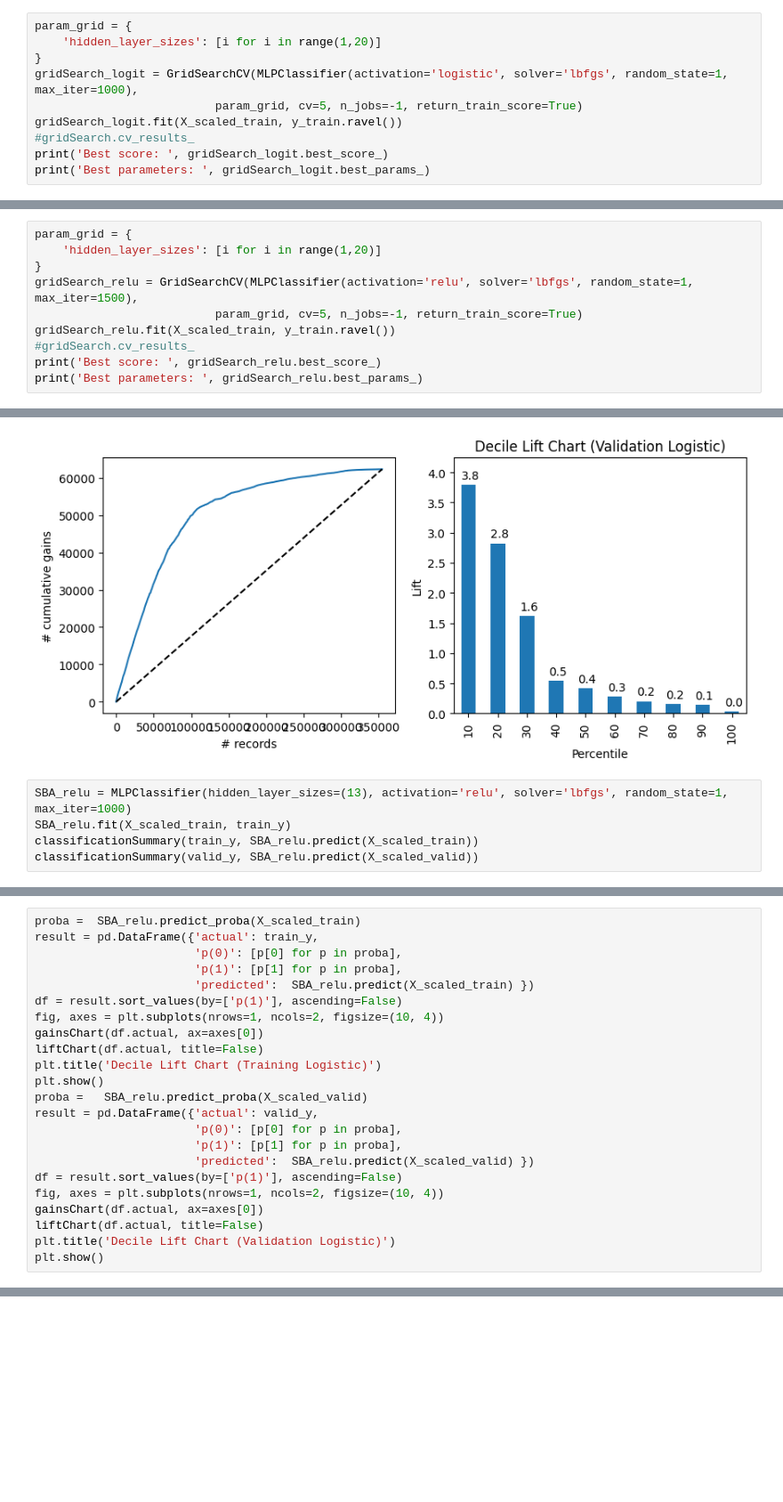
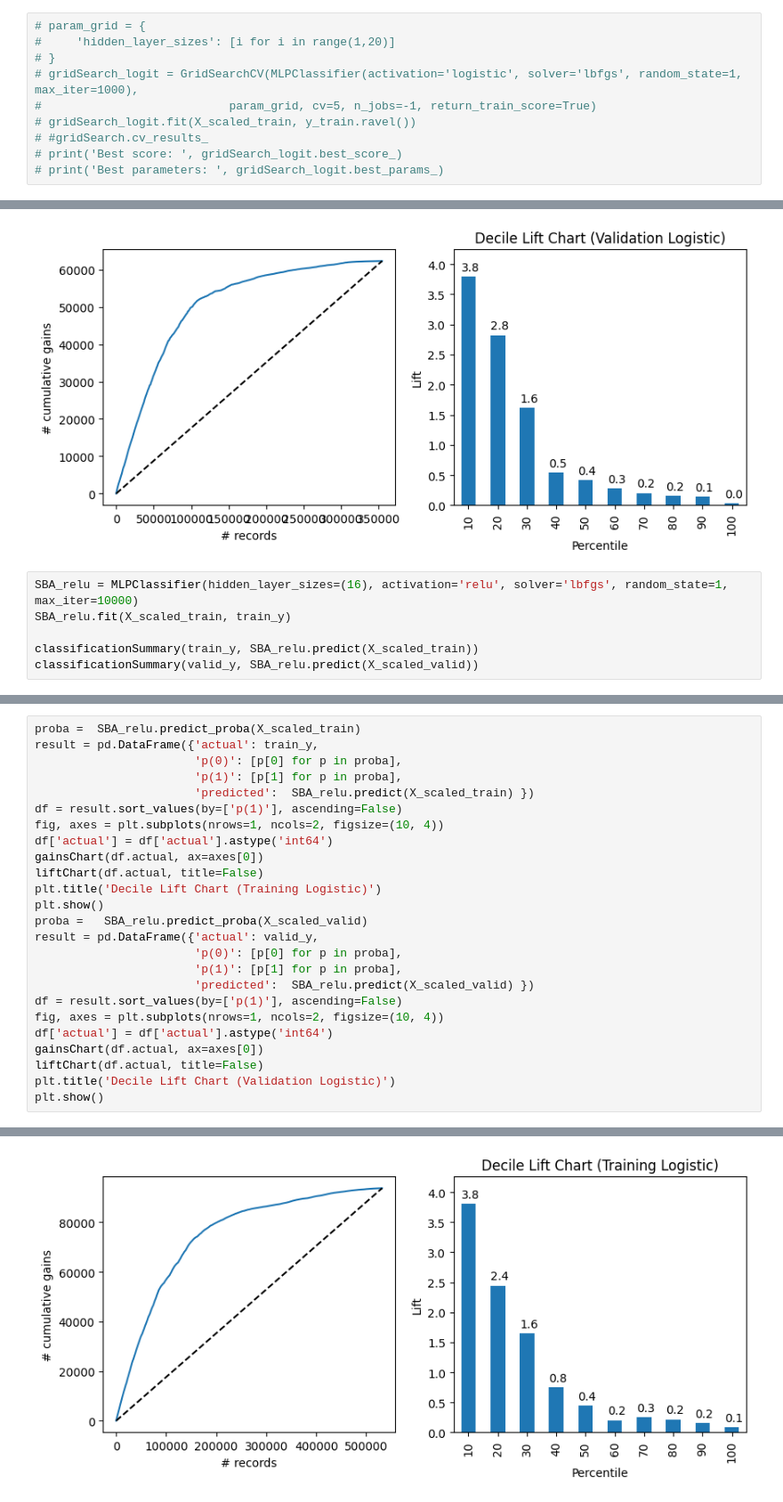
Before and after one commit to wolfesamk/2023-BA-Conmpetition, a Jupyter notebook: Main/MSBA 207 SBA Case - Contest.ipynb, the cells around one changed output, grey strips where cells are left out. Shown at 89% size. Saved outputs shown, nothing was run; the diff lists cells and outputs as text; blank space fills up the shorter version.

```diff
--- a/Main/MSBA 207 SBA Case - Contest.ipynb
+++ b/Main/MSBA 207 SBA Case - Contest.ipynb
@@ -687,25 +687,15 @@ X_scaled_valid[nonDummy] = minMaxIn.transform(valid_X[nonDummy])
 # y_scaled_train =  minMaxOut.fit_transform(y_scaled_train)
 # y_scaled_valid =  minMaxOut.transform(y_scaled_valid)
 # %%
-param_grid = {
-    'hidden_layer_sizes': [i for i in range(1,20)]
-}
-gridSearch_logit = GridSearchCV(MLPClassifier(activation='logistic', solver='lbfgs', random_state=1, max_iter=1000),
-                          param_grid, cv=5, n_jobs=-1, return_train_score=True)
-gridSearch_logit.fit(X_scaled_train, y_train.ravel())
-#gridSearch.cv_results_
-print('Best score: ', gridSearch_logit.best_score_)
-print('Best parameters: ', gridSearch_logit.best_params_)
+# param_grid = {
+#     'hidden_layer_sizes': [i for i in range(1,20)]
+# }
+# gridSearch_logit = GridSearchCV(MLPClassifier(activation='logistic', solver='lbfgs', random_state=1, max_iter=1000),
+#                           param_grid, cv=5, n_jobs=-1, return_train_score=True)
+# gridSearch_logit.fit(X_scaled_train, y_train.ravel())
+# #gridSearch.cv_results_
+# print('Best score: ', gridSearch_logit.best_score_)
+# print('Best parameters: ', gridSearch_logit.best_params_)
 # %% [output]
 Best score:  0.8619777024080489
 Best parameters:  {'hidden_layer_sizes': 13}
-# %%
-param_grid = {
-    'hidden_layer_sizes': [i for i in range(1,20)]
-}
-gridSearch_relu = GridSearchCV(MLPClassifier(activation='relu', solver='lbfgs', random_state=1, max_iter=1500),
-                          param_grid, cv=5, n_jobs=-1, return_train_score=True)
-gridSearch_relu.fit(X_scaled_train, y_train.ravel())
-#gridSearch.cv_results_
-print('Best score: ', gridSearch_relu.best_score_)
-print('Best parameters: ', gridSearch_relu.best_params_)
@@ -769,7 +798,8 @@ plt.show()
 [figure]
 [figure]
 # %%
-SBA_relu = MLPClassifier(hidden_layer_sizes=(13), activation='relu', solver='lbfgs', random_state=1, max_iter=1000)
+SBA_relu = MLPClassifier(hidden_layer_sizes=(16), activation='relu', solver='lbfgs', random_state=1, max_iter=10000)
 SBA_relu.fit(X_scaled_train, train_y)
+
 classificationSummary(train_y, SBA_relu.predict(X_scaled_train))
 classificationSummary(valid_y, SBA_relu.predict(X_scaled_valid))
@@ -781,6 +824,7 @@ result = pd.DataFrame({'actual': train_y,
                        'predicted':  SBA_relu.predict(X_scaled_train) })
 df = result.sort_values(by=['p(1)'], ascending=False)
 fig, axes = plt.subplots(nrows=1, ncols=2, figsize=(10, 4))
+df['actual'] = df['actual'].astype('int64')
 gainsChart(df.actual, ax=axes[0])
 liftChart(df.actual, title=False)
 plt.title('Decile Lift Chart (Training Logistic)')
@@ -792,6 +836,7 @@ result = pd.DataFrame({'actual': valid_y,
                        'predicted':  SBA_relu.predict(X_scaled_valid) })
 df = result.sort_values(by=['p(1)'], ascending=False)
 fig, axes = plt.subplots(nrows=1, ncols=2, figsize=(10, 4))
+df['actual'] = df['actual'].astype('int64')
 gainsChart(df.actual, ax=axes[0])
 liftChart(df.actual, title=False)
 plt.title('Decile Lift Chart (Validation Logistic)')
@@ -811,0 +845 @@ Actual      0      1
+[figure, added]
```
Also changed, not shown: parts of 7 cells of this notebook.
